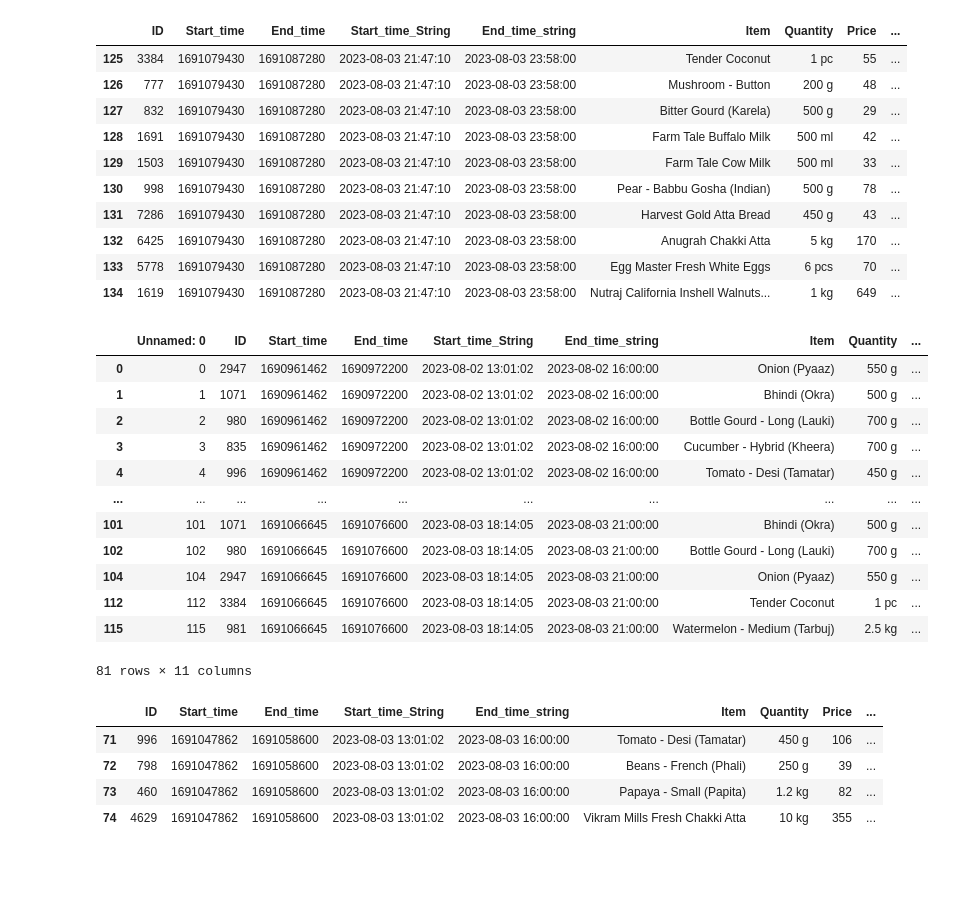
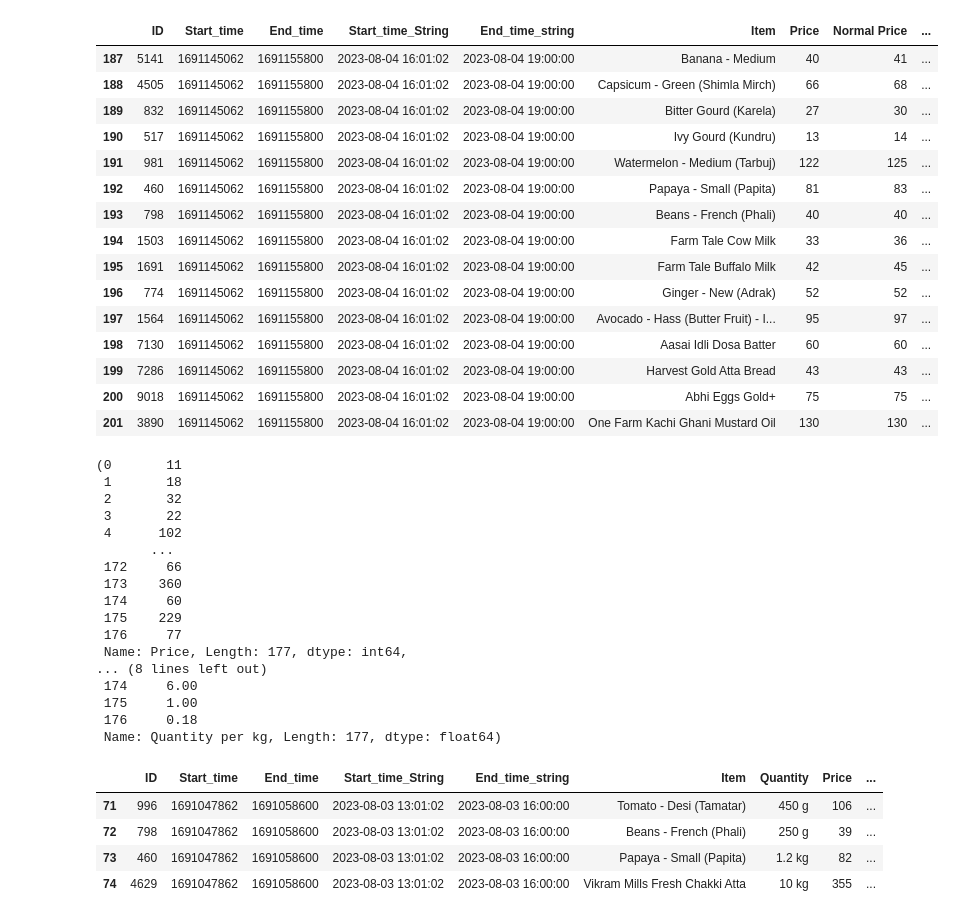
Before and after one commit to Pratham-Chauhan/flash-deal-grocery, a Jupyter notebook: Untitled.ipynb, the cells around one changed output. Cells and saved outputs as stored; diff of their text form; code cells hidden in the pictures; blank space fills up the shorter version.

Commit message:
fixed! price per kg huh

```diff
--- a/Untitled.ipynb
+++ b/Untitled.ipynb
@@ -13,3 +13,22 @@ import matplotlib.dates as mdates
 import numpy as np
 # %%
 df = pd.read_csv('Flash_deal_product_list.csv')
+# %%
+df.tail(15)
+# %% [output]
+|  | ID | Start_time | End_time | Start_time_String | End_time_string | Item | Price | Normal Price | ... |
+| 187 | 5141 | 1691145062 | 1691155800 | 2023-08-04 16:01:02 | 2023-08-04 19:00:00 | Banana - Medium | 40 | 41 | ... |
+| 188 | 4505 | 1691145062 | 1691155800 | 2023-08-04 16:01:02 | 2023-08-04 19:00:00 | Capsicum - Green (Shimla Mirch) | 66 | 68 | ... |
+| 189 | 832 | 1691145062 | 1691155800 | 2023-08-04 16:01:02 | 2023-08-04 19:00:00 | Bitter Gourd (Karela) | 27 | 30 | ... |
+| 190 | 517 | 1691145062 | 1691155800 | 2023-08-04 16:01:02 | 2023-08-04 19:00:00 | Ivy Gourd (Kundru) | 13 | 14 | ... |
+| 191 | 981 | 1691145062 | 1691155800 | 2023-08-04 16:01:02 | 2023-08-04 19:00:00 | Watermelon - Medium (Tarbuj) | 122 | 125 | ... |
+| 192 | 460 | 1691145062 | 1691155800 | 2023-08-04 16:01:02 | 2023-08-04 19:00:00 | Papaya - Small (Papita) | 81 | 83 | ... |
+| 193 | 798 | 1691145062 | 1691155800 | 2023-08-04 16:01:02 | 2023-08-04 19:00:00 | Beans - French (Phali) | 40 | 40 | ... |
+| 194 | 1503 | 1691145062 | 1691155800 | 2023-08-04 16:01:02 | 2023-08-04 19:00:00 | Farm Tale Cow Milk | 33 | 36 | ... |
+| 195 | 1691 | 1691145062 | 1691155800 | 2023-08-04 16:01:02 | 2023-08-04 19:00:00 | Farm Tale Buffalo Milk | 42 | 45 | ... |
+| 196 | 774 | 1691145062 | 1691155800 | 2023-08-04 16:01:02 | 2023-08-04 19:00:00 | Ginger - New (Adrak) | 52 | 52 | ... |
+| 197 | 1564 | 1691145062 | 1691155800 | 2023-08-04 16:01:02 | 2023-08-04 19:00:00 | Avocado - Hass (Butter Fruit) - I... | 95 | 97 | ... |
+| 198 | 7130 | 1691145062 | 1691155800 | 2023-08-04 16:01:02 | 2023-08-04 19:00:00 | Aasai Idli Dosa Batter | 60 | 60 | ... |
+| 199 | 7286 | 1691145062 | 1691155800 | 2023-08-04 16:01:02 | 2023-08-04 19:00:00 | Harvest Gold Atta Bread | 43 | 43 | ... |
+| 200 | 9018 | 1691145062 | 1691155800 | 2023-08-04 16:01:02 | 2023-08-04 19:00:00 | Abhi Eggs Gold+ | 75 | 75 | ... |
+| 201 | 3890 | 1691145062 | 1691155800 | 2023-08-04 16:01:02 | 2023-08-04 19:00:00 | One Farm Kachi Ghani Mustard Oil | 130 | 130 | ... |
@@ -16,32 +44,27 @@ df = pd.read_csv('Flash_deal_product_list.csv')
 # %%
-df.tail(10)
+# df['Quantity']
+df = df.drop(['Quantity1', 'unit'], axis = 1)
-# %% [output]
-|  | ID | Start_time | End_time | Start_time_String | End_time_string | Item | Quantity | Price | ... |
-| 125 | 3384 | 1691079430 | 1691087280 | 2023-08-03 21:47:10 | 2023-08-03 23:58:00 | Tender Coconut | 1 pc | 55 | ... |
-| 126 | 777 | 1691079430 | 1691087280 | 2023-08-03 21:47:10 | 2023-08-03 23:58:00 | Mushroom - Button | 200 g | 48 | ... |
-| 127 | 832 | 1691079430 | 1691087280 | 2023-08-03 21:47:10 | 2023-08-03 23:58:00 | Bitter Gourd (Karela) | 500 g | 29 | ... |
-| 128 | 1691 | 1691079430 | 1691087280 | 2023-08-03 21:47:10 | 2023-08-03 23:58:00 | Farm Tale Buffalo Milk | 500 ml | 42 | ... |
-| 129 | 1503 | 1691079430 | 1691087280 | 2023-08-03 21:47:10 | 2023-08-03 23:58:00 | Farm Tale Cow Milk | 500 ml | 33 | ... |
-| 130 | 998 | 1691079430 | 1691087280 | 2023-08-03 21:47:10 | 2023-08-03 23:58:00 | Pear - Babbu Gosha (Indian) | 500 g | 78 | ... |
-| 131 | 7286 | 1691079430 | 1691087280 | 2023-08-03 21:47:10 | 2023-08-03 23:58:00 | Harvest Gold Atta Bread | 450 g | 43 | ... |
-| 132 | 6425 | 1691079430 | 1691087280 | 2023-08-03 21:47:10 | 2023-08-03 23:58:00 | Anugrah Chakki Atta | 5 kg | 170 | ... |
-| 133 | 5778 | 1691079430 | 1691087280 | 2023-08-03 21:47:10 | 2023-08-03 23:58:00 | Egg Master Fresh White Eggs | 6 pcs | 70 | ... |
-| 134 | 1619 | 1691079430 | 1691087280 | 2023-08-03 21:47:10 | 2023-08-03 23:58:00 | Nutraj California Inshell Walnuts... | 1 kg | 649 | ... |
 # %%
-df = df.drop_duplicates(subset=['Item','Price'])
-df
+# df = df.drop_duplicates(subset=['Item','Price'])
+df.to_csv('./Flash_deal_product_list.csv')
-# %% [output]
-|  | Unnamed: 0 | ID | Start_time | End_time | Start_time_String | End_time_string | Item | Quantity | ... |
-| 0 | 0 | 2947 | 1690961462 | 1690972200 | 2023-08-02 13:01:02 | 2023-08-02 16:00:00 | Onion (Pyaaz) | 550 g | ... |
-| 1 | 1 | 1071 | 1690961462 | 1690972200 | 2023-08-02 13:01:02 | 2023-08-02 16:00:00 | Bhindi (Okra) | 500 g | ... |
-| 2 | 2 | 980 | 1690961462 | 1690972200 | 2023-08-02 13:01:02 | 2023-08-02 16:00:00 | Bottle Gourd - Long (Lauki) | 700 g | ... |
-| 3 | 3 | 835 | 1690961462 | 1690972200 | 2023-08-02 13:01:02 | 2023-08-02 16:00:00 | Cucumber - Hybrid (Kheera) | 700 g | ... |
-| 4 | 4 | 996 | 1690961462 | 1690972200 | 2023-08-02 13:01:02 | 2023-08-02 16:00:00 | Tomato - Desi (Tamatar) | 450 g | ... |
-| ... | ... | ... | ... | ... | ... | ... | ... | ... | ... |
-| 101 | 101 | 1071 | 1691066645 | 1691076600 | 2023-08-03 18:14:05 | 2023-08-03 21:00:00 | Bhindi (Okra) | 500 g | ... |
-| 102 | 102 | 980 | 1691066645 | 1691076600 | 2023-08-03 18:14:05 | 2023-08-03 21:00:00 | Bottle Gourd - Long (Lauki) | 700 g | ... |
-| 104 | 104 | 2947 | 1691066645 | 1691076600 | 2023-08-03 18:14:05 | 2023-08-03 21:00:00 | Onion (Pyaaz) | 550 g | ... |
-| 112 | 112 | 3384 | 1691066645 | 1691076600 | 2023-08-03 18:14:05 | 2023-08-03 21:00:00 | Tender Coconut | 1 pc | ... |
-| 115 | 115 | 981 | 1691066645 | 1691076600 | 2023-08-03 18:14:05 | 2023-08-03 21:00:00 | Watermelon - Medium (Tarbuj) | 2.5 kg | ... |
-81 rows × 11 columns
+# %%
+df.Price,df['Quantity per kg']
+# %% [output]
+(0       11
+ 1       18
+ 2       32
+ 3       22
+ 4      102
+       ...
+ 172     66
+ 173    360
+ 174     60
+ 175    229
+ 176     77
+ Name: Price, Length: 177, dtype: int64,
+... (8 lines left out)
+ 174     6.00
+ 175     1.00
+ 176     0.18
+ Name: Quantity per kg, Length: 177, dtype: float64)
 # %%
```
Also changed, not shown: parts of 3 cells of this notebook, 28 other files.
